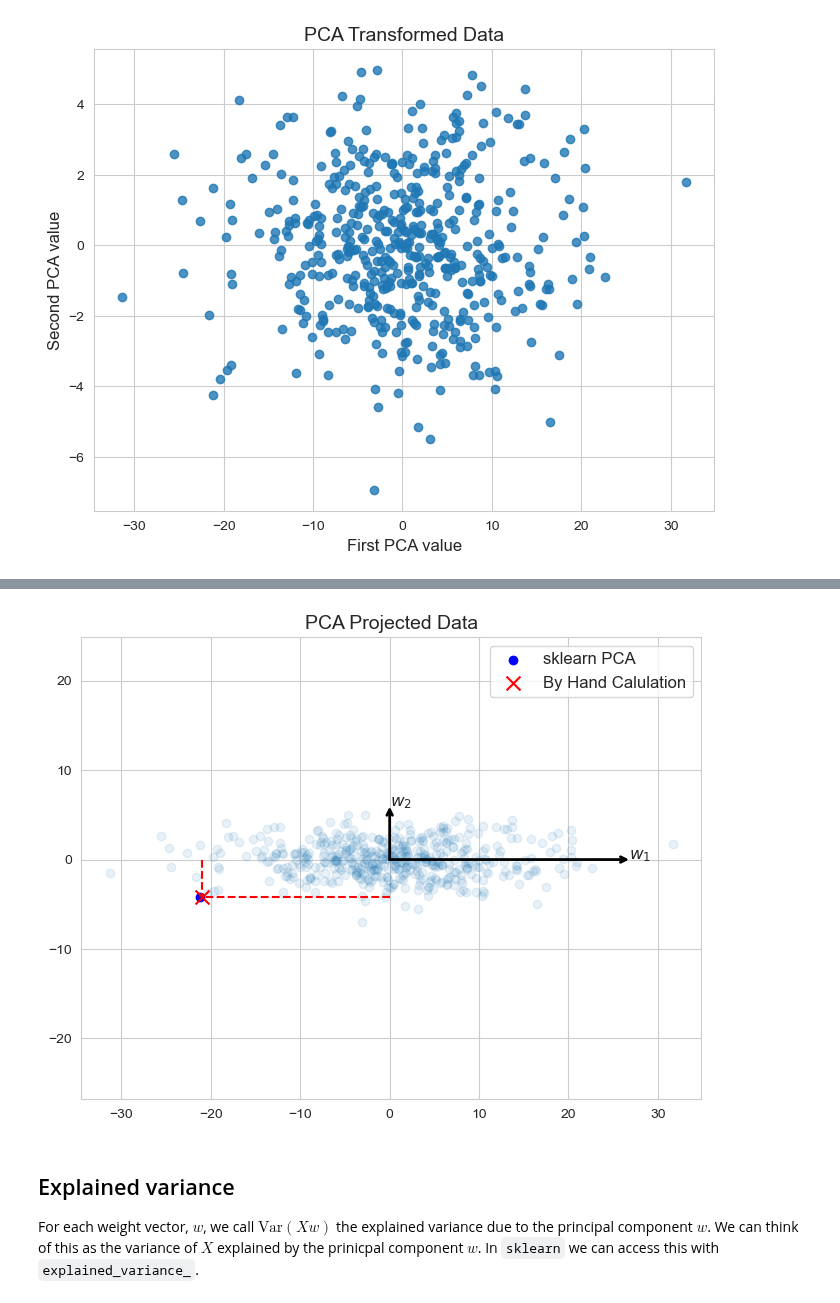
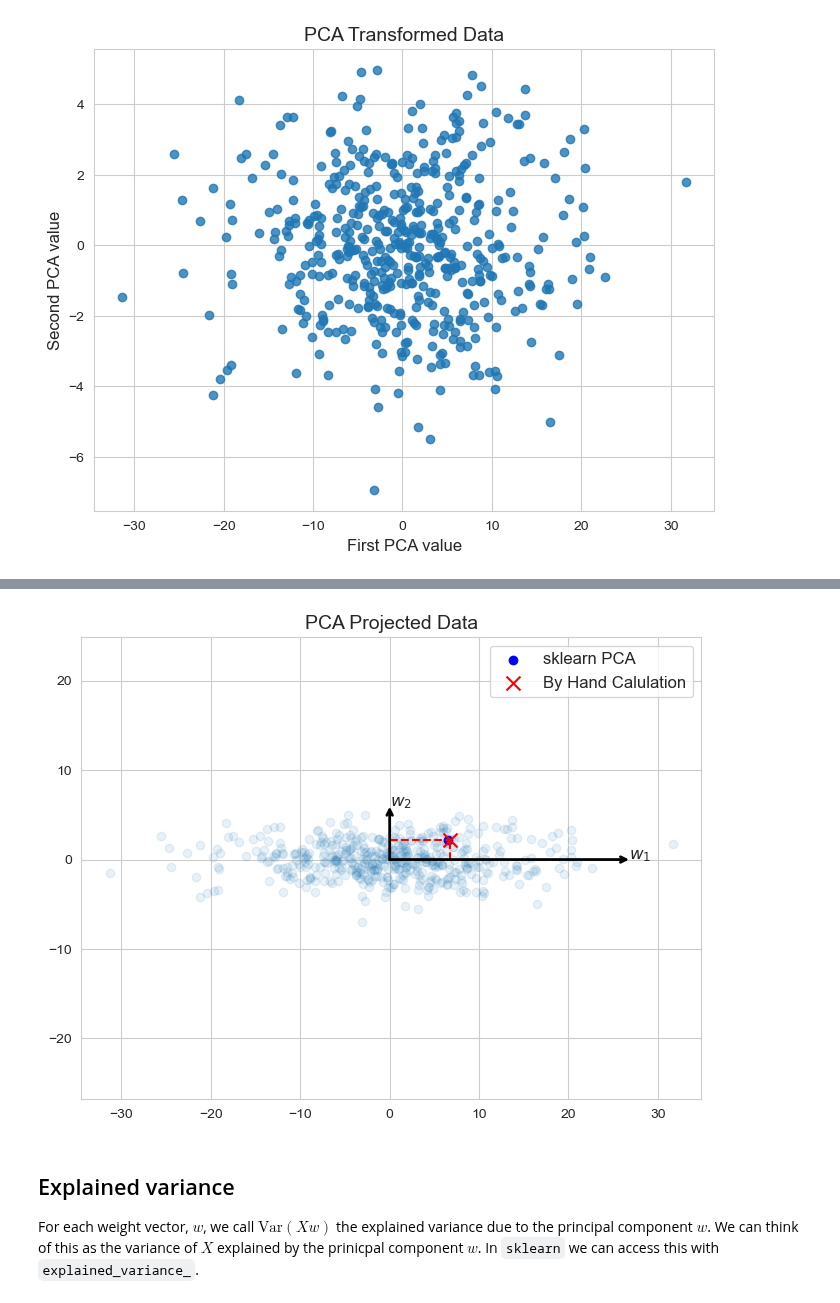
Before and after one commit to navidbahadoran/data-science-spring-2025, a Jupyter notebook: 04_regression_III/lecture/2_Principal_Components_Analysis_Complete.ipynb, the cells around one changed output, grey strips where cells are left out. Saved outputs shown, nothing was run; the diff lists cells and outputs as text; code cells hidden in the pictures.

```diff
--- a/04_regression_III/lecture/2_Principal_Components_Analysis_Complete.ipynb
+++ b/04_regression_III/lecture/2_Principal_Components_Analysis_Complete.ipynb
@@ -109,7 +109,7 @@ plt.show()
 The vectors drawn above are called the <i>component vectors</i> of the PCA. When we want to get the transformed version of the data, we get the scalar projection of each observation onto the component vectors. We'll visualize this more explicitly after reviewing the math behind PCA.
 # %%
 # transform gets you the PCA transformed values
-fit = pca.transform(X)
+transformed_data = pca.transform(X)
 # %%
 plt.figure(figsize=(8,6))
 
@@ -185,14 +185,16 @@ pca.components_
 w1 = pca.components_[0]
 w2 = pca.components_[1]
 # %%
+idx = 32
+
 plt.figure(figsize=(8,6))
 plt.scatter(X[:, 0], X[:, 1], alpha=.1)
 
-plt.scatter(X[13, 0], X[13, 1], marker='x', color='r', s=100)
+plt.scatter(X[idx, 0], X[idx, 1], color='b')
 
 # The scalar projection is (X* dot w1 times w1, X* dot w1 times w1)
-plt.plot([X[13,0], X[13,:].dot(w1)*w1[0]], [X[13,1], X[13,:].dot(w1)*w1[1]],'r--')
-plt.plot([X[13,0], X[13,:].dot(w2)*w2[0]], [X[13,1], X[13,:].dot(w2)*w2[1]],'r--')
+plt.plot([X[idx,0], X[idx,:].dot(w1)*w1[0]], [X[idx,1], X[idx,:].dot(w1)*w1[1]],'r--')
+plt.plot([X[idx,0], X[idx,:].dot(w2)*w2[0]], [X[idx,1], X[idx,:].dot(w2)*w2[1]],'r--')
 
 for length, vector, name in zip(pca.explained_variance_, pca.components_, ["$w_1$","$w_2$"]):
     v = vector * 3 * np.sqrt(length)
@@ -213,32 +215,32 @@ plt.show()
 # %%
 fig,ax = plt.subplots(1,1,figsize=(8,6))
 
-plt.scatter(fit[:, 0], fit[:, 1], alpha=.1)
-plt.scatter(fit[13, 0], fit[13, 1], alpha=1, c='b', label="sklearn PCA")
+plt.scatter(transformed_data[:, 0], transformed_data[:, 1], alpha=.1)
+plt.scatter(transformed_data[idx, 0], transformed_data[idx, 1], alpha=1, c='b', label="sklearn PCA")
 
 ## calculating the PCA projection by hand
-plt.scatter(X[13,:].dot(w1), X[13,:].dot(w2), c='r', marker='x', s=100, label="By Hand Calulation")
+plt.scatter(X[idx,:].dot(w1), X[idx,:].dot(w2), c='r', marker='x', s=100, label="By Hand Calulation")
 
 arrowprops=dict(arrowstyle='->',
                     linewidth=2,
                     shrinkA=0,
                     shrinkB=0,
                     color="black")
 ax.annotate('', [3 * np.sqrt(pca.explained_variance_[0]),0], [0,0], arrowprops=arrowprops)
 plt.text(3 * np.sqrt(pca.explained_variance_[0]),0,"$w_1$", fontsize=12)
 ax.annotate('', [0, 3 * np.sqrt(pca.explained_variance_[1])], [0,0], arrowprops=arrowprops)
 plt.text(0,3 * np.sqrt(pca.explained_variance_[1]),"$w_2$", fontsize=12)
-plt.plot([X[13,:].dot(w1),X[13,:].dot(w1)], [0, X[13,:].dot(w2)],'r--')
-plt.plot([0,X[13,:].dot(w1)], [X[13,:].dot(w2), X[13,:].dot(w2)],'r--')
+plt.plot([X[idx,:].dot(w1),X[idx,:].dot(w1)], [0, X[idx,:].dot(w2)],'r--')
+plt.plot([0,X[idx,:].dot(w1)], [X[idx,:].dot(w2), X[idx,:].dot(w2)],'r--')
 
 plt.legend(fontsize=12)
 
 plt.title("PCA Projected Data", fontsize=14)
 plt.axis("equal")
 
 plt.show()
 # %% [output]
-[figure, old version]
+[figure, new version]
 # %% [markdown]
 ## Explained variance
 
```
Also changed, not shown: parts of 4 cells of this notebook, 1 other file.
